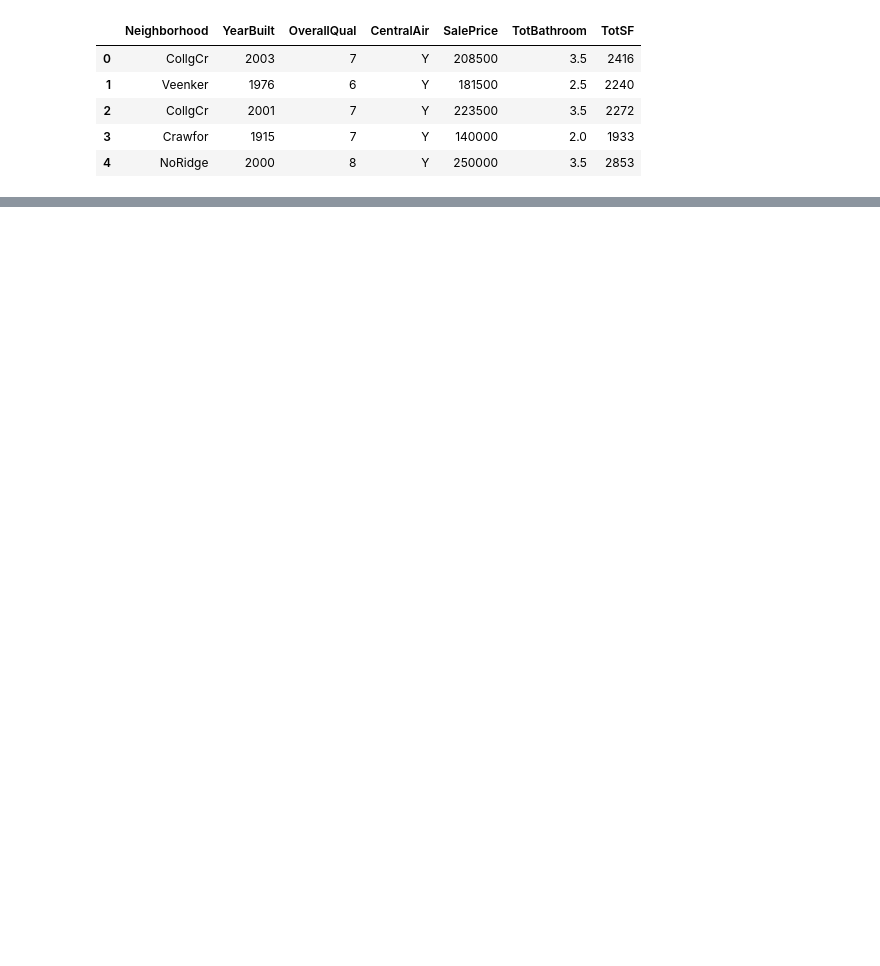
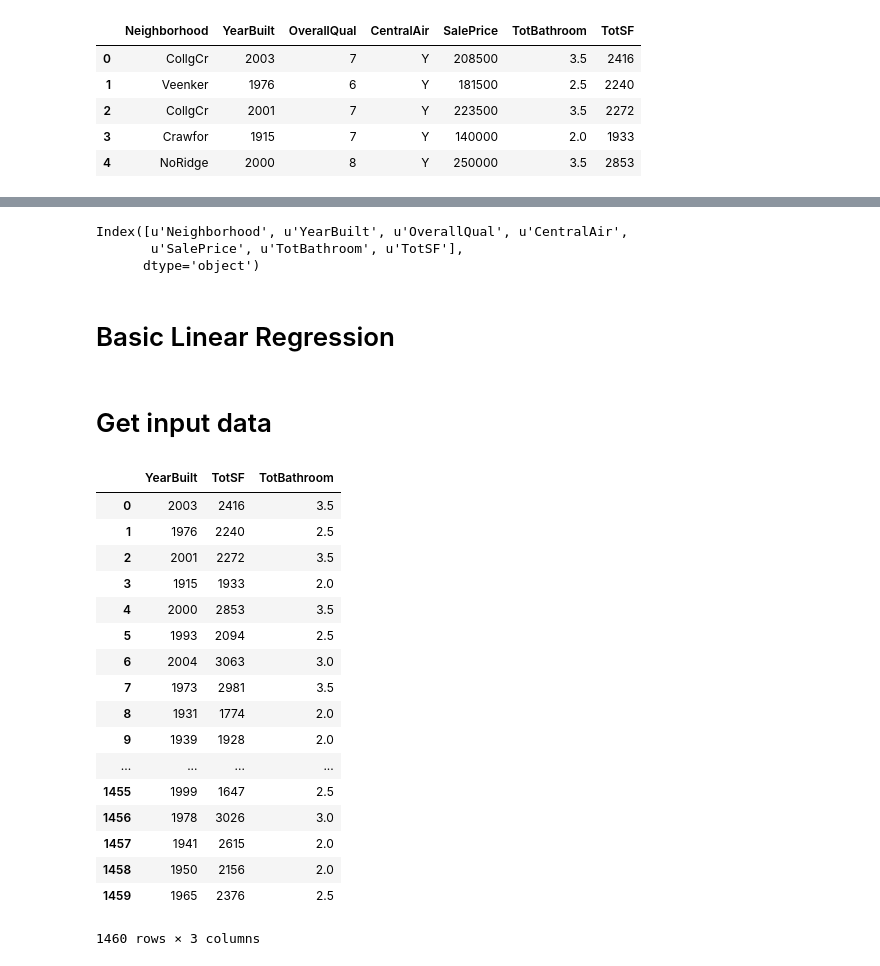
Before and after one commit to madelinehawkins/Training, a Jupyter notebook: House_Prices.ipynb, the cells around one changed output, grey strips where cells are left out. Saved outputs shown, nothing was run; the diff lists cells and outputs as text; code cells hidden in the pictures; blank space fills up the shorter version.

```diff
--- a/House_Prices.ipynb
+++ b/House_Prices.ipynb
@@ -60,0 +72,33 @@ df_bm[:5]
+# %%
+df_bm.columns
+# %% [output]
+Index([u'Neighborhood', u'YearBuilt', u'OverallQual', u'CentralAir',
+       u'SalePrice', u'TotBathroom', u'TotSF'],
+      dtype='object')
+# %% [markdown]
+# Basic Linear Regression
+# %% [markdown]
+# Get input data
+# %%
+df_X = df_bm.loc[:,['YearBuilt', 'TotSF', 'TotBathroom']]
+df_y = df_bm.loc[:, ['SalePrice']]
+df_X
+# %% [output]
+|  | YearBuilt | TotSF | TotBathroom |
+| 0 | 2003 | 2416 | 3.5 |
+| 1 | 1976 | 2240 | 2.5 |
+| 2 | 2001 | 2272 | 3.5 |
+| 3 | 1915 | 1933 | 2.0 |
+| 4 | 2000 | 2853 | 3.5 |
+| 5 | 1993 | 2094 | 2.5 |
+| 6 | 2004 | 3063 | 3.0 |
+| 7 | 1973 | 2981 | 3.5 |
+| 8 | 1931 | 1774 | 2.0 |
+| 9 | 1939 | 1928 | 2.0 |
+| ... | ... | ... | ... |
+| 1455 | 1999 | 1647 | 2.5 |
+| 1456 | 1978 | 3026 | 3.0 |
+| 1457 | 1941 | 2615 | 2.0 |
+| 1458 | 1950 | 2156 | 2.0 |
+| 1459 | 1965 | 2376 | 2.5 |
+1460 rows × 3 columns
```
Also changed, not shown: parts of 10 cells of this notebook.
